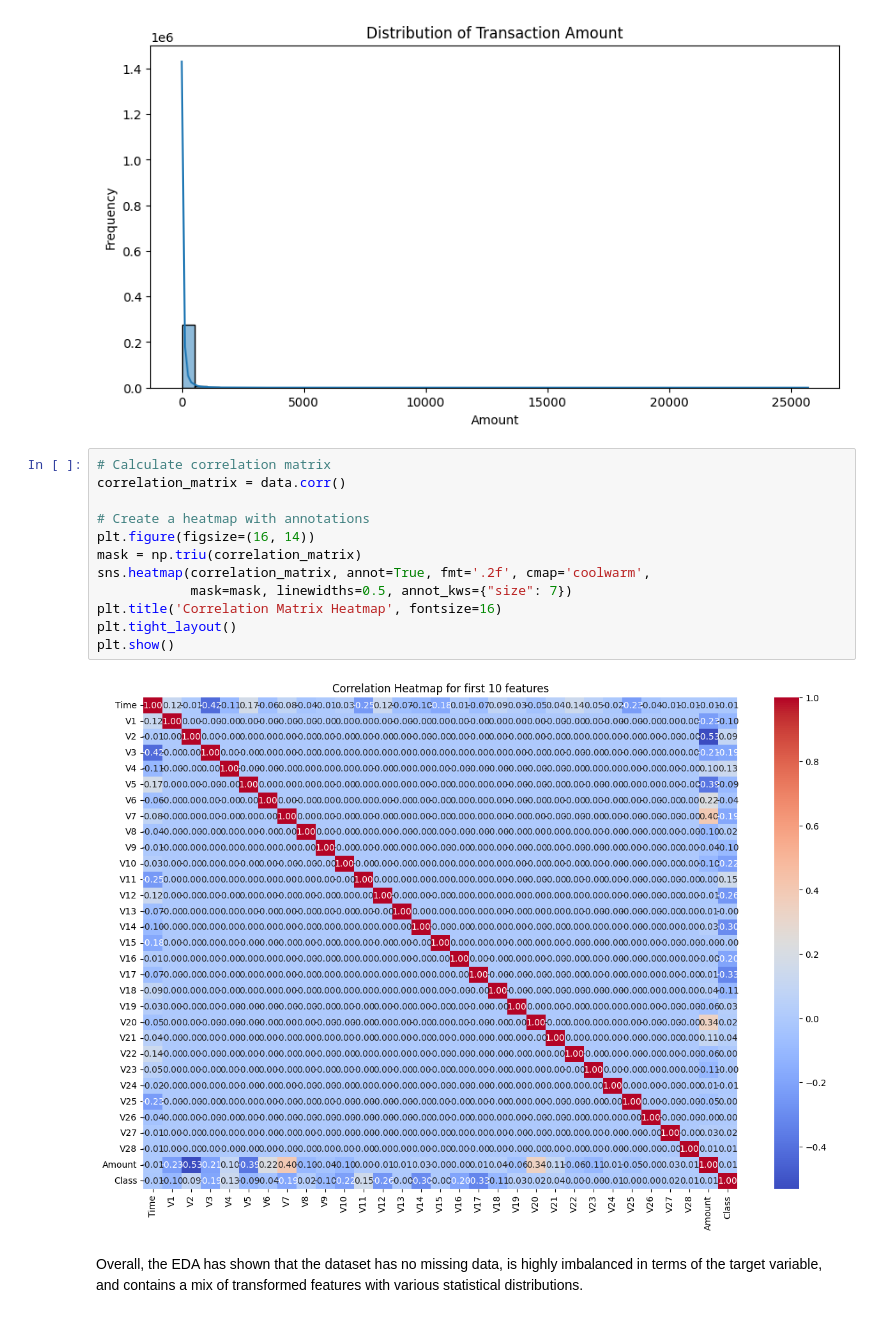
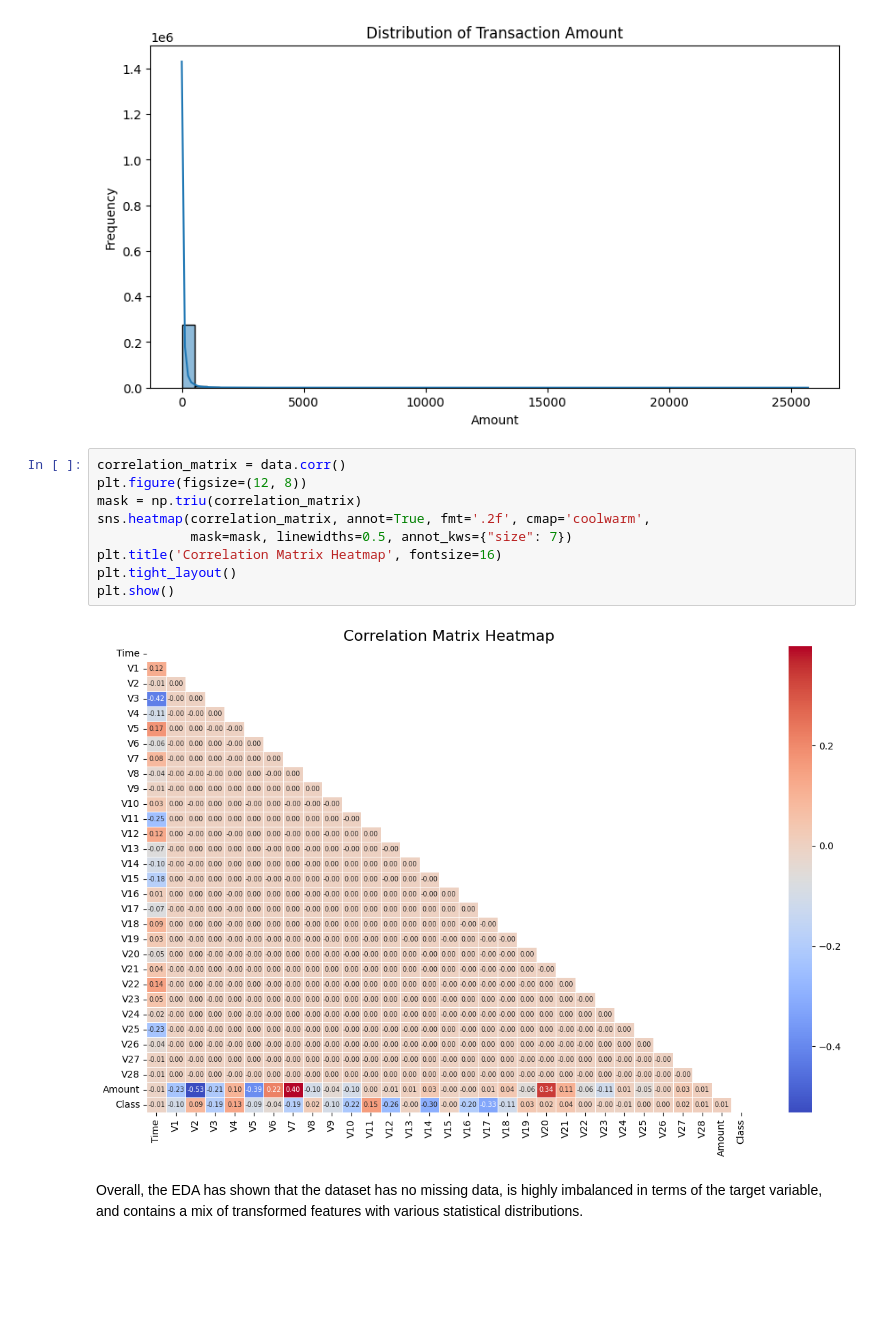
Before and after one commit to DavidCumaru/CreditCardFraudDetection, a Jupyter notebook: notebooks/EDA.ipynb, the cells around one changed output. Saved outputs shown, nothing was run; the diff lists cells and outputs as text; blank space fills up the shorter version.

```diff
--- a/notebooks/EDA.ipynb
+++ b/notebooks/EDA.ipynb
@@ -98,19 +98,16 @@ plt.show()
 # %% [output]
 [figure]
 # %%
-# Calculate correlation matrix
 correlation_matrix = data.corr()
-
-# Create a heatmap with annotations
-plt.figure(figsize=(16, 14))
+plt.figure(figsize=(12, 8))
 mask = np.triu(correlation_matrix)
 sns.heatmap(correlation_matrix, annot=True, fmt='.2f', cmap='coolwarm',
             mask=mask, linewidths=0.5, annot_kws={"size": 7})
 plt.title('Correlation Matrix Heatmap', fontsize=16)
 plt.tight_layout()
 plt.show()
 # %% [output]
-[figure, old version]
+[figure, new version]
 # %% [markdown]
 Overall, the EDA has shown that the dataset has no missing data, is highly imbalanced in terms of the target variable, and contains a mix of transformed features with various statistical distributions.
 # %%
```
Also changed, not shown: parts of 3 cells of this notebook, 4 other files.
